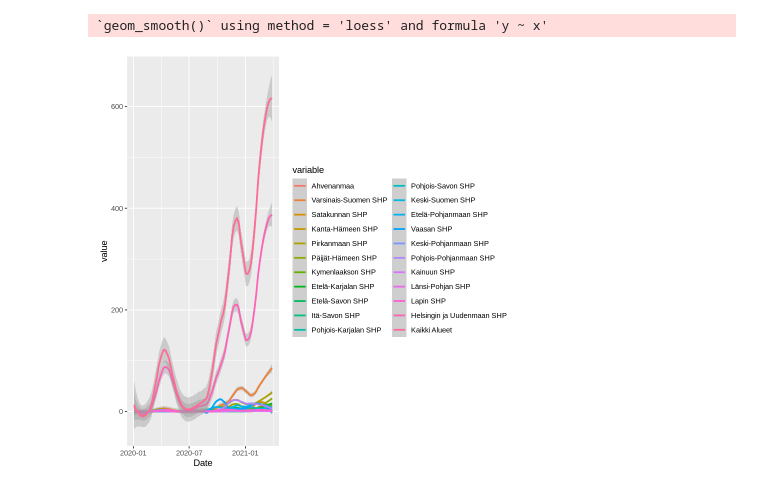
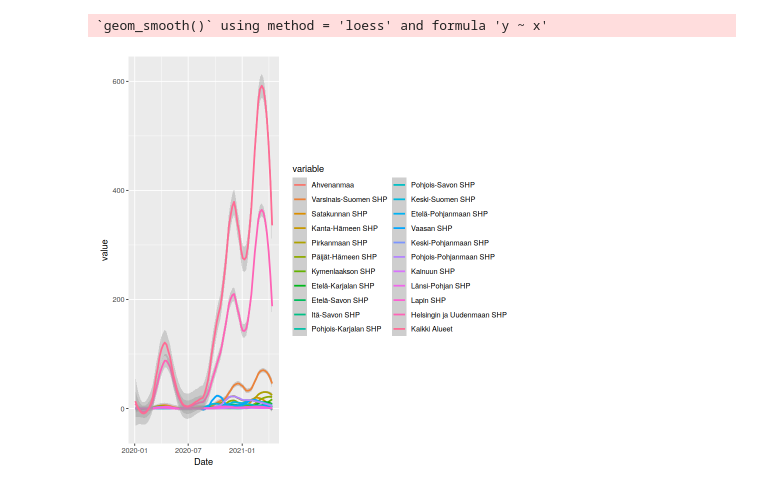
Before and after one commit to afroseppo/THL-covid-data, a Jupyter notebook: THL-data.ipynb, the cells around one changed output. Cells and saved outputs as stored; diff of their text form; code cells hidden in the pictures.

```diff
--- a/THL-data.ipynb
+++ b/THL-data.ipynb
@@ -79,18 +47,18 @@ A tibble: 20 × 23
 # %%
 #plotting data
 
 filtered_data = res_fin %>%
   #select('Date', 'Pirkanmaan SHP', 'Helsingin ja Uudenmaan SHP', ) %>%
-  filter(Date >= as.Date("2020-01-03") & Date <= as.Date('2021-03-29'))
+  filter(Date >= as.Date("2020-01-03") & Date <= as.Date('2021-04-13'))
 
 d = melt(filtered_data, id.vars='Date')
 
 # Everything on the same plot
 ggplot(d, aes(Date,value, col=variable)) +
   stat_smooth(span = 0.25)
 # %% [output]
 `geom_smooth()` using method = 'loess' and formula 'y ~ x'
-[figure, old version]
+[figure, new version]
 # %%
 # calculating moving averages
 data_moving_averages = res %>%
```
Also changed, not shown: parts of 4 cells of this notebook, 1 other file.
